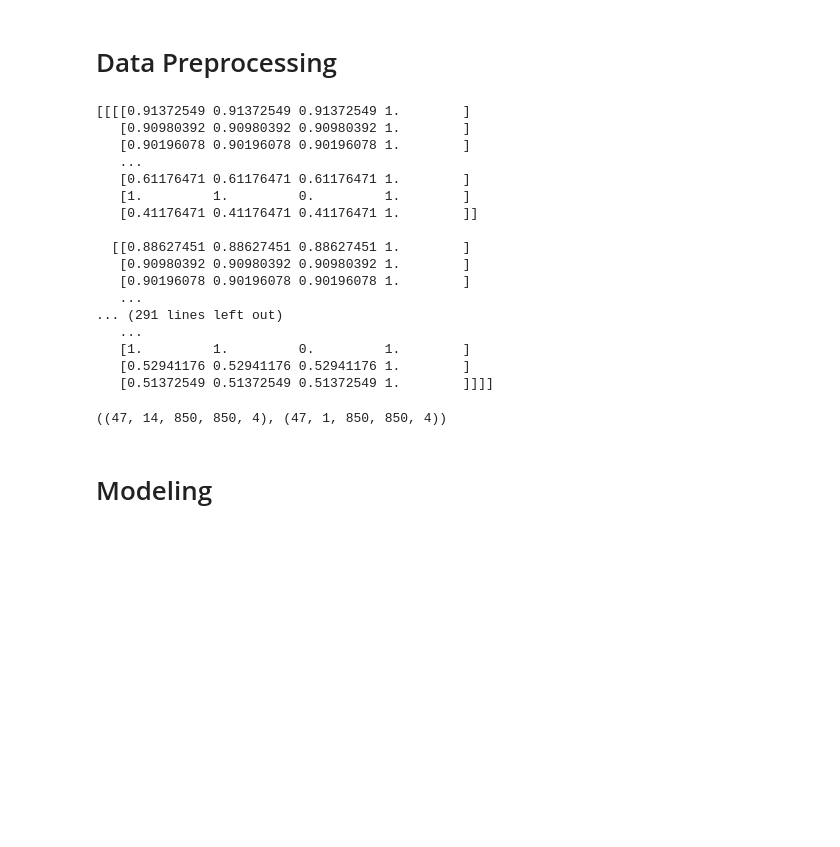
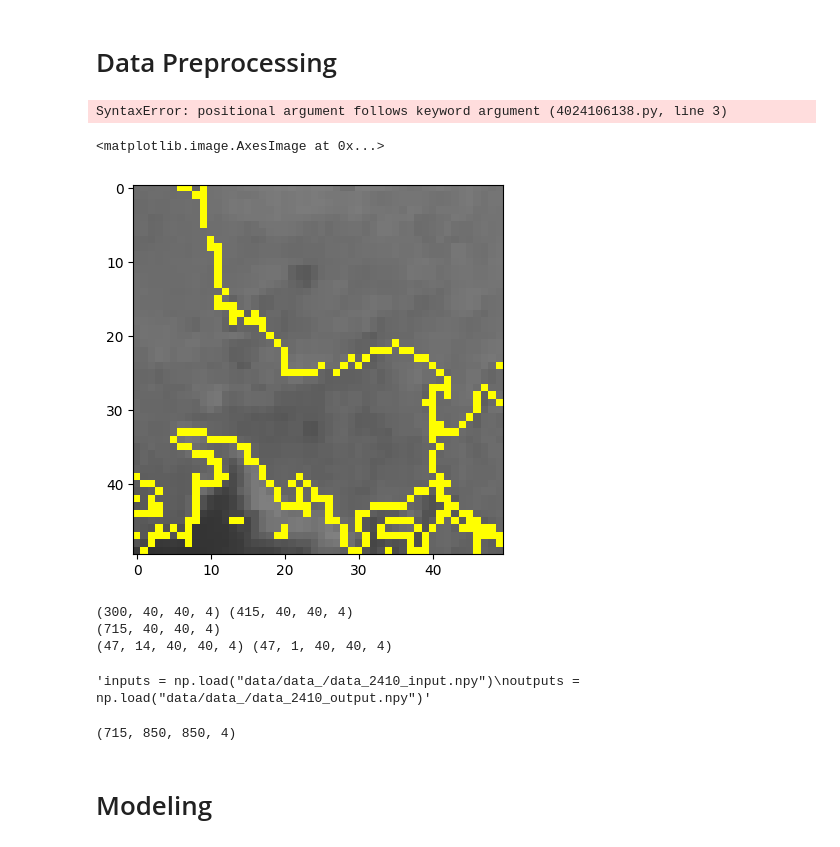
Before and after one commit to LOOPARAM/-Climate-Prediction-AI, a Jupyter notebook: Main/ClimateAI.ipynb, the cells around one changed output. Cells and saved outputs as stored; diff of their text form; code cells hidden in the pictures; blank space fills up the shorter version.

```diff
--- a/Main/ClimateAI.ipynb
+++ b/Main/ClimateAI.ipynb
@@ -14,24 +16,28 @@ np.random.seed(1)
 # %%
 img_folder = 'data/data1-(8.7μm)'
 
-img_tensors = dpp.preprocess_images(img_folder, end_i=40)
+img_tensors = dpp.preprocess_images(img_folder,target_size=(50,50), end_i=40)
 
 print(img_tensors)
 # %% [output]
-[[[[0.91372549 0.91372549 0.91372549 1.        ]
-   [0.90980392 0.90980392 0.90980392 1.        ]
-   [0.90196078 0.90196078 0.90196078 1.        ]
-   ...
-   [0.61176471 0.61176471 0.61176471 1.        ]
-   [1.         1.         0.         1.        ]
-   [0.41176471 0.41176471 0.41176471 1.        ]]
-
-  [[0.88627451 0.88627451 0.88627451 1.        ]
-   [0.90980392 0.90980392 0.90980392 1.        ]
-   [0.90196078 0.90196078 0.90196078 1.        ]
-   ...
-... (291 lines left out)
-   ...
-   [1.         1.         0.         1.        ]
-   [0.52941176 0.52941176 0.52941176 1.        ]
-   [0.51372549 0.51372549 0.51372549 1.        ]]]]
+SyntaxError: positional argument follows keyword argument (4024106138.py, line 3)
+# %%
+plt.imshow(img_tensors[0])
+# %% [output]
+<matplotlib.image.AxesImage at 0x...>
+[figure, added]
+# %%
+data_2410_300 = np.load("data/data_/data_2410_300.npy")
+data_2410_715 = np.load("data/data_/data_2410_715.npy")
+print(data_2410_300.shape, data_2410_715.shape )
+data_2410 = np.concatenate((data_2410_300, data_2410_715), axis=0)
+print(data_2410.shape)
+inputs, outputs = dpp.split_images(data_2410)
+print(inputs.shape, outputs.shape)
+"""inputs = np.load("data/data_/data_2410_input.npy")
+outputs = np.load("data/data_/data_2410_output.npy")"""
+# %% [output]
+(300, 40, 40, 4) (415, 40, 40, 4)
+(715, 40, 40, 4)
+(47, 14, 40, 40, 4) (47, 1, 40, 40, 4)
+'inputs = np.load("data/data_/data_2410_input.npy")\noutputs = np.load("data/data_/data_2410_output.npy")'
@@ -41,4 +54,4 @@ outputs = np.load("data/data_/data_2410_output.npy")
-# %%
-inputs.shape, outputs.shape
-# %% [output]
-((47, 14, 850, 850, 4), (47, 1, 850, 850, 4))
+# %%
+data_2410.shape
+# %% [output]
+(715, 850, 850, 4)
```
Also changed, not shown: parts of 7 cells of this notebook, 2 other files.
